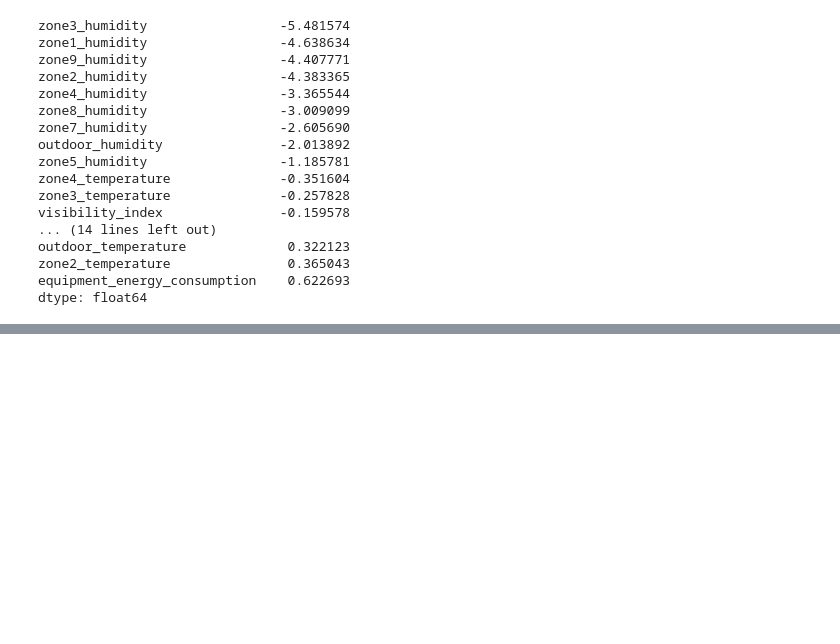
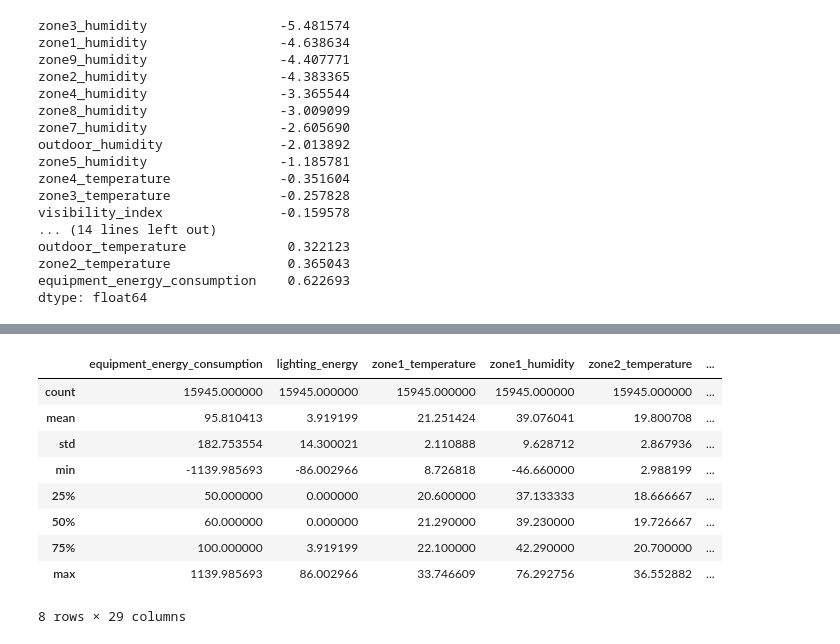
Before and after one commit to AbhinavGupta1804/DS-Intern-Assignment-Abhinav-Gupta, a Jupyter notebook: Energy_prediction.ipynb, the cells around one changed output, grey strips where cells are left out. Drawn from its saved outputs; the diff is of its cells as text; code cells hidden in the pictures; blank space fills up the shorter version.

```diff
--- a/Energy_prediction.ipynb
+++ b/Energy_prediction.ipynb
@@ -134,0 +189,13 @@ dtype: int64
+# %%
+df.describe()
+# %% [output]
+|  | equipment_energy_consumption | lighting_energy | zone1_temperature | zone1_humidity | zone2_temperature | ... |
+| count | 15945.000000 | 15945.000000 | 15945.000000 | 15945.000000 | 15945.000000 | ... |
+| mean | 95.810413 | 3.919199 | 21.251424 | 39.076041 | 19.800708 | ... |
+| std | 182.753554 | 14.300021 | 2.110888 | 9.628712 | 2.867936 | ... |
+| min | -1139.985693 | -86.002966 | 8.726818 | -46.660000 | 2.988199 | ... |
+| 25% | 50.000000 | 0.000000 | 20.600000 | 37.133333 | 18.666667 | ... |
+| 50% | 60.000000 | 0.000000 | 21.290000 | 39.230000 | 19.726667 | ... |
+| 75% | 100.000000 | 3.919199 | 22.100000 | 42.290000 | 20.700000 | ... |
+| max | 1139.985693 | 86.002966 | 33.746609 | 76.292756 | 36.552882 | ... |
+8 rows × 29 columns
```
Also changed, not shown: parts of 12 cells of this notebook.
